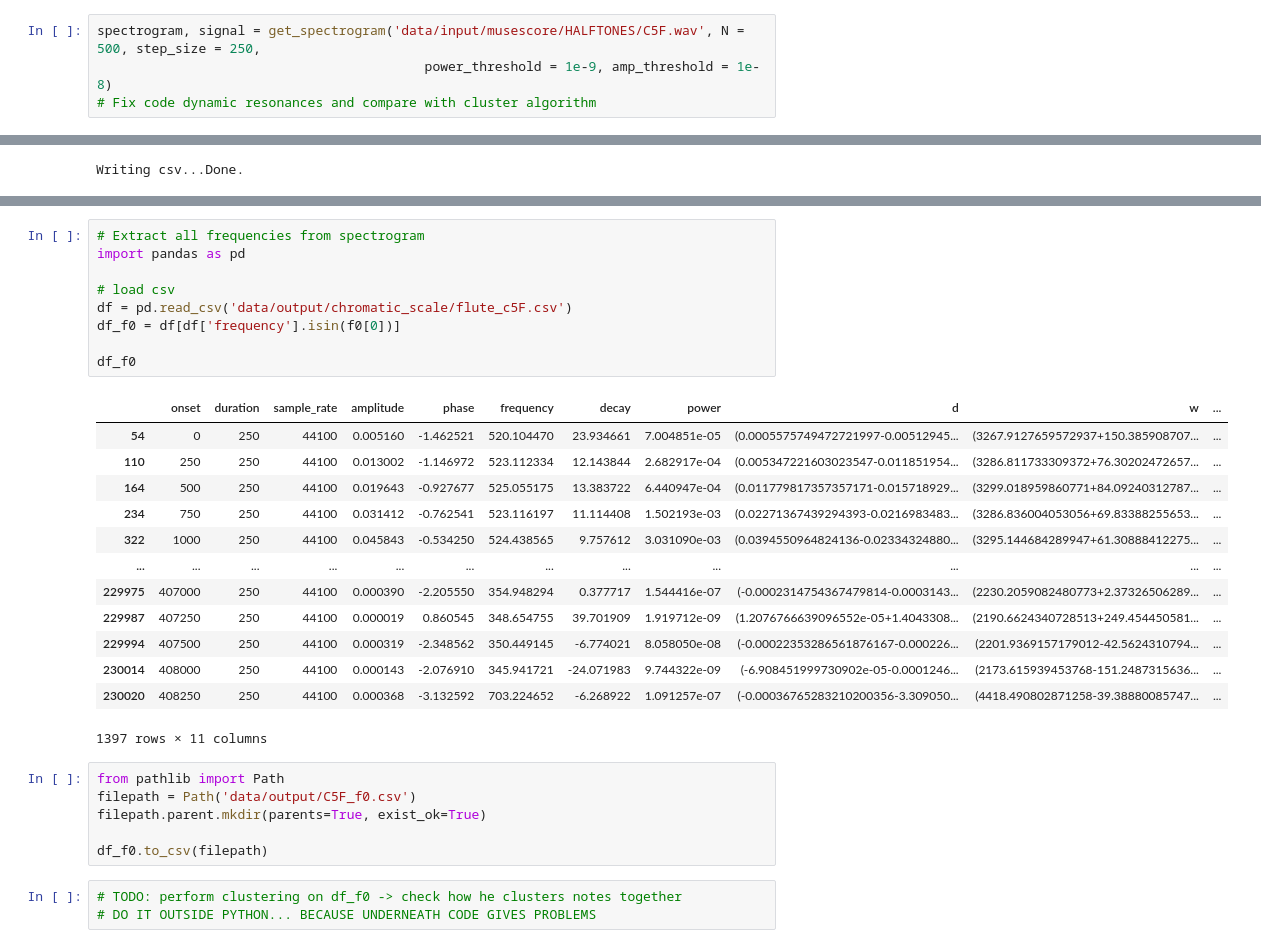
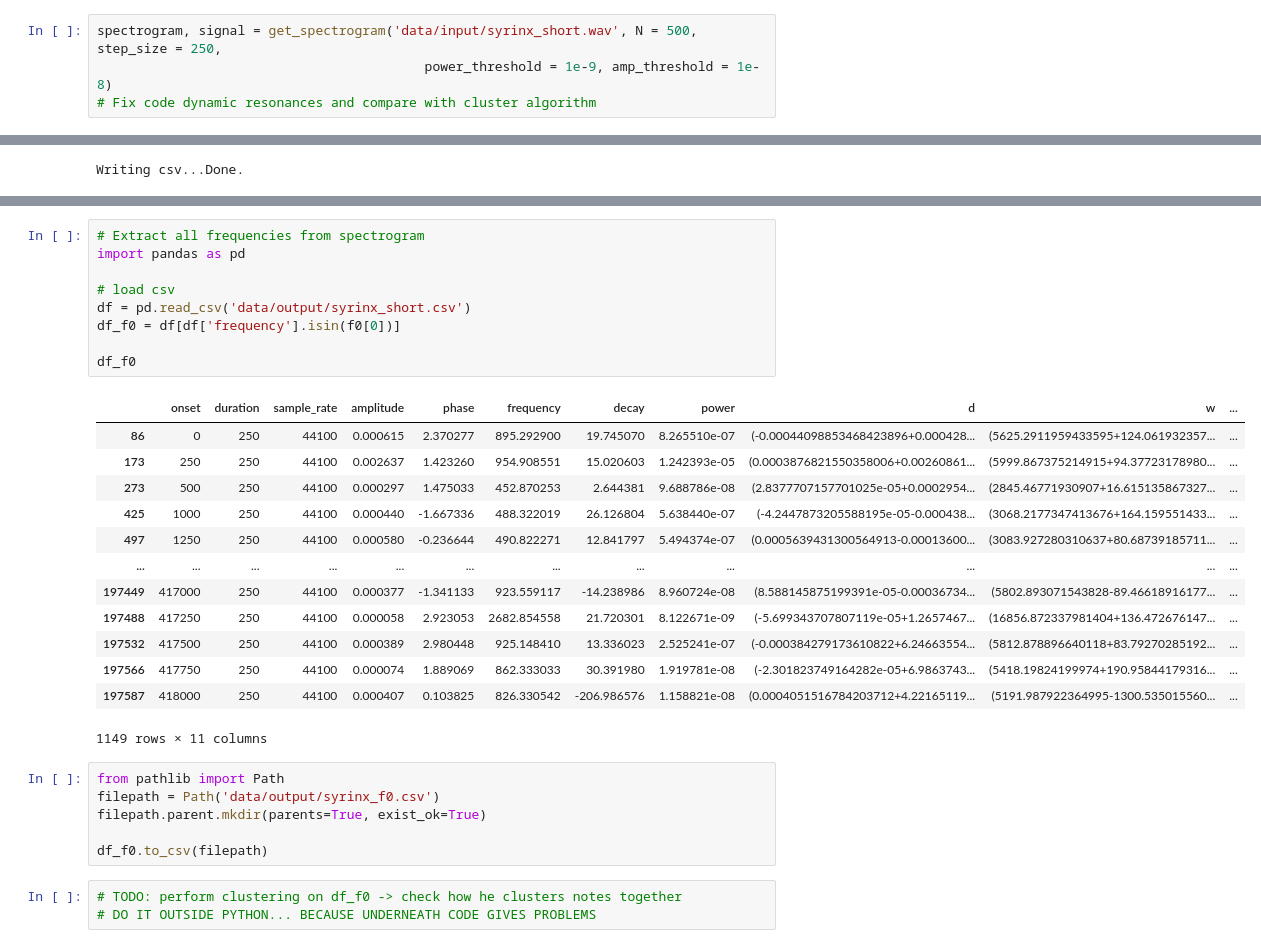
Before and after one commit to anastasiakrouglova/Master-Thesis, a Jupyter notebook: fpt/main.ipynb, the cells around one changed output, grey strips where cells are left out. Saved outputs shown, nothing was run; the diff lists cells and outputs as text.

```diff
--- a/fpt/main.ipynb
+++ b/fpt/main.ipynb
@@ -7,7 +7,7 @@ sys.path.insert(0, './fpt/')
 from utilities_store import *
 import serialization as ser
 # %%
-spectrogram, signal = get_spectrogram('data/input/musescore/HALFTONES/C5F.wav', N = 500, step_size = 250,
+spectrogram, signal = get_spectrogram('data/input/syrinx_short.wav', N = 500, step_size = 250,
                                           power_threshold = 1e-9, amp_threshold = 1e-8)
 # Fix code dynamic resonances and compare with cluster algorithm
 # %% [output]
@@ -100,29 +112,29 @@ print(f0)
 # %%
 # Extract all frequencies from spectrogram
 import pandas as pd
 
 # load csv
-df = pd.read_csv('data/output/chromatic_scale/flute_c5F.csv')
+df = pd.read_csv('data/output/syrinx_short.csv')
 df_f0 = df[df['frequency'].isin(f0[0])]
 
 df_f0
 # %% [output]
 |  | onset | duration | sample_rate | amplitude | phase | frequency | decay | power | d | w | ... |
-| 54 | 0 | 250 | 44100 | 0.005160 | -1.462521 | 520.104470 | 23.934661 | 7.004851e-05 | (0.0005575749472721997-0.00512945... | (3267.9127659572937+150.385908707... | ... |
-| 110 | 250 | 250 | 44100 | 0.013002 | -1.146972 | 523.112334 | 12.143844 | 2.682917e-04 | (0.005347221603023547-0.011851954... | (3286.811733309372+76.30202472657... | ... |
-| 164 | 500 | 250 | 44100 | 0.019643 | -0.927677 | 525.055175 | 13.383722 | 6.440947e-04 | (0.011779817357357171-0.015718929... | (3299.018959860771+84.09240312787... | ... |
-| 234 | 750 | 250 | 44100 | 0.031412 | -0.762541 | 523.116197 | 11.114408 | 1.502193e-03 | (0.02271367439294393-0.0216983483... | (3286.836004053056+69.83388255653... | ... |
-| 322 | 1000 | 250 | 44100 | 0.045843 | -0.534250 | 524.438565 | 9.757612 | 3.031090e-03 | (0.0394550964824136-0.02334324880... | (3295.144684289947+61.30888412275... | ... |
+| 86 | 0 | 250 | 44100 | 0.000615 | 2.370277 | 895.292900 | 19.745070 | 8.265510e-07 | (-0.00044098853468423896+0.000428... | (5625.2911959433595+124.061932357... | ... |
+| 173 | 250 | 250 | 44100 | 0.002637 | 1.423260 | 954.908551 | 15.020603 | 1.242393e-05 | (0.0003876821550358006+0.00260861... | (5999.867375214915+94.37723178980... | ... |
+| 273 | 500 | 250 | 44100 | 0.000297 | 1.475033 | 452.870253 | 2.644381 | 9.688786e-08 | (2.8377707157701025e-05+0.0002954... | (2845.46771930907+16.615135867327... | ... |
+| 425 | 1000 | 250 | 44100 | 0.000440 | -1.667336 | 488.322019 | 26.126804 | 5.638440e-07 | (-4.2447873205588195e-05-0.000438... | (3068.2177347413676+164.159551433... | ... |
+| 497 | 1250 | 250 | 44100 | 0.000580 | -0.236644 | 490.822271 | 12.841797 | 5.494374e-07 | (0.0005639431300564913-0.00013600... | (3083.927280310637+80.68739185711... | ... |
 | ... | ... | ... | ... | ... | ... | ... | ... | ... | ... | ... | ... |
-| 229975 | 407000 | 250 | 44100 | 0.000390 | -2.205550 | 354.948294 | 0.377717 | 1.544416e-07 | (-0.0002314754367479814-0.0003143... | (2230.2059082480773+2.37326506289... | ... |
-| 229987 | 407250 | 250 | 44100 | 0.000019 | 0.860545 | 348.654755 | 39.701909 | 1.919712e-09 | (1.2076766639096552e-05+1.4043308... | (2190.6624340728513+249.454450581... | ... |
-| 229994 | 407500 | 250 | 44100 | 0.000319 | -2.348562 | 350.449145 | -6.774021 | 8.058050e-08 | (-0.00022353286561876167-0.000226... | (2201.9369157179012-42.5624310794... | ... |
-| 230014 | 408000 | 250 | 44100 | 0.000143 | -2.076910 | 345.941721 | -24.071983 | 9.744322e-09 | (-6.908451999730902e-05-0.0001246... | (2173.615939453768-151.2487315636... | ... |
-| 230020 | 408250 | 250 | 44100 | 0.000368 | -3.132592 | 703.224652 | -6.268922 | 1.091257e-07 | (-0.00036765283210200356-3.309050... | (4418.490802871258-39.38880085747... | ... |
+| 197449 | 417000 | 250 | 44100 | 0.000377 | -1.341133 | 923.559117 | -14.238986 | 8.960724e-08 | (8.588145875199391e-05-0.00036734... | (5802.893071543828-89.46618916177... | ... |
+| 197488 | 417250 | 250 | 44100 | 0.000058 | 2.923053 | 2682.854558 | 21.720301 | 8.122671e-09 | (-5.699343707807119e-05+1.2657467... | (16856.872337981404+136.472676147... | ... |
+| 197532 | 417500 | 250 | 44100 | 0.000389 | 2.980448 | 925.148410 | 13.336023 | 2.525241e-07 | (-0.000384279173610822+6.24663554... | (5812.878896640118+83.79270285192... | ... |
+| 197566 | 417750 | 250 | 44100 | 0.000074 | 1.889069 | 862.333033 | 30.391980 | 1.919781e-08 | (-2.301823749164282e-05+6.9863743... | (5418.19824199974+190.95844179316... | ... |
+| 197587 | 418000 | 250 | 44100 | 0.000407 | 0.103825 | 826.330542 | -206.986576 | 1.158821e-08 | (0.0004051516784203712+4.22165119... | (5191.987922364995-1300.535015560... | ... |
-1397 rows × 11 columns
+1149 rows × 11 columns
 # %%
 from pathlib import Path
-filepath = Path('data/output/C5F_f0.csv')
+filepath = Path('data/output/syrinx_f0.csv')
 filepath.parent.mkdir(parents=True, exist_ok=True)
 
 df_f0.to_csv(filepath)
```
Also changed, not shown: parts of 5 cells of this notebook, 10 other files.
